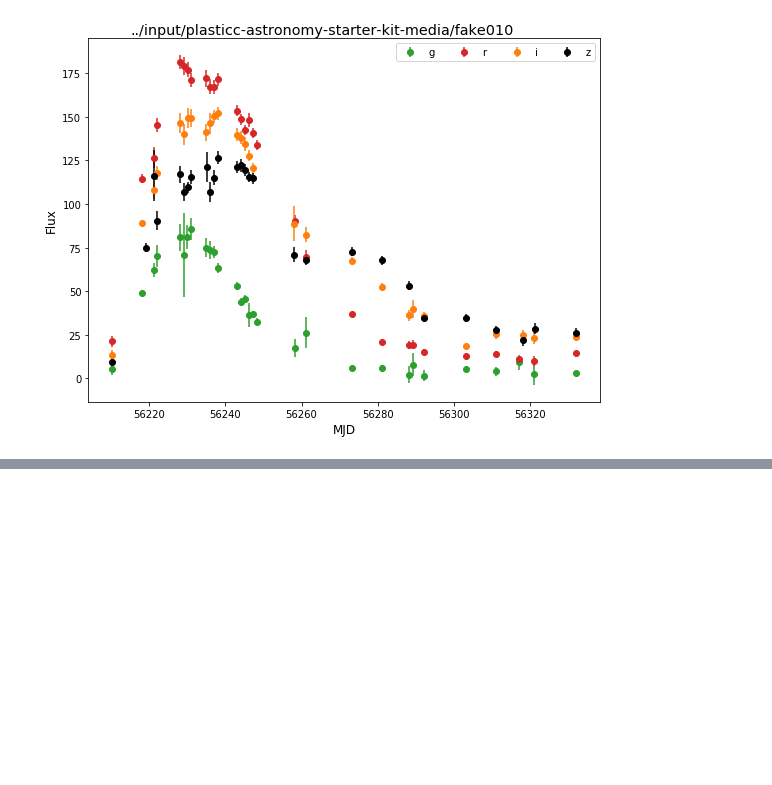
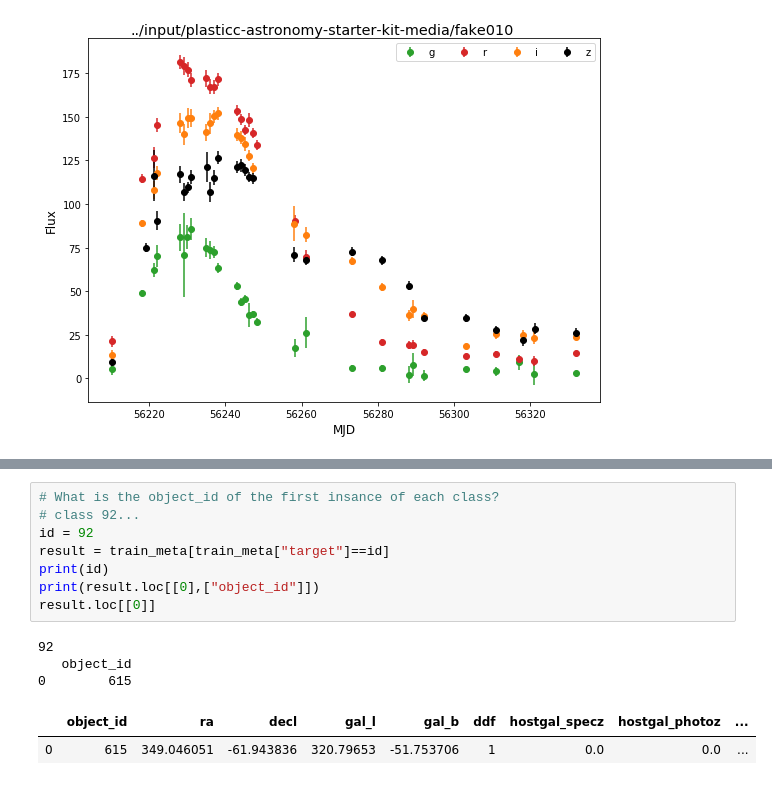
Before and after one commit to cwinsor/kaggle_plasticc, a Jupyter notebook: project/NB4_kaggle_plasticc_btrotta.ipynb, the cells around one changed output, grey strips where cells are left out. Cells and saved outputs as stored; diff of their text form; blank space fills up the shorter version.

```diff
--- a/project/NB4_kaggle_plasticc_btrotta.ipynb
+++ b/project/NB4_kaggle_plasticc_btrotta.ipynb
@@ -505,0 +780,14 @@ C:\Users\Administrator\Documents\code_kaggle_plasticc\kaggle_plasticc\project
+# %%
+# What is the object_id of the first insance of each class?
+# class 92...
+id = 92
+result = train_meta[train_meta["target"]==id]
+print(id)
+print(result.loc[[0],["object_id"]])
+result.loc[[0]]
+# %% [output]
+92
+   object_id
+0        615
+|  | object_id | ra | decl | gal_l | gal_b | ddf | hostgal_specz | hostgal_photoz | ... |
+| 0 | 615 | 349.046051 | -61.943836 | 320.79653 | -51.753706 | 1 | 0.0 | 0.0 | ... |
```
Also changed, not shown: parts of 22 cells of this notebook.
